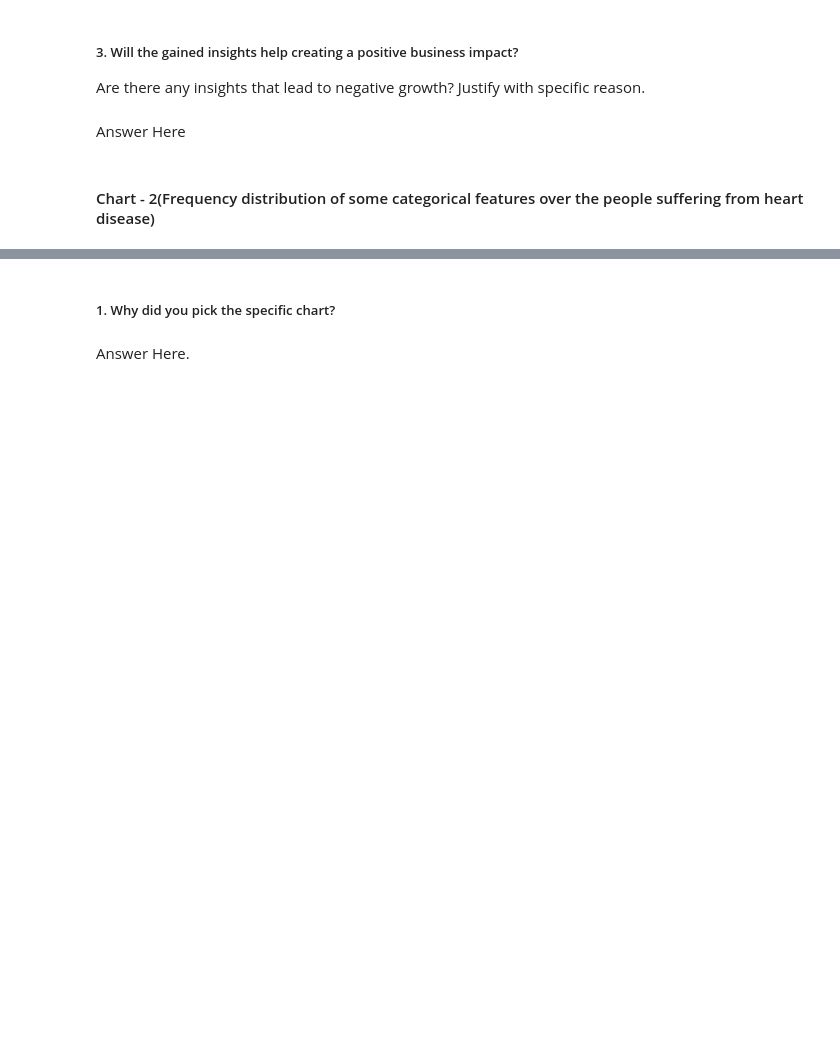
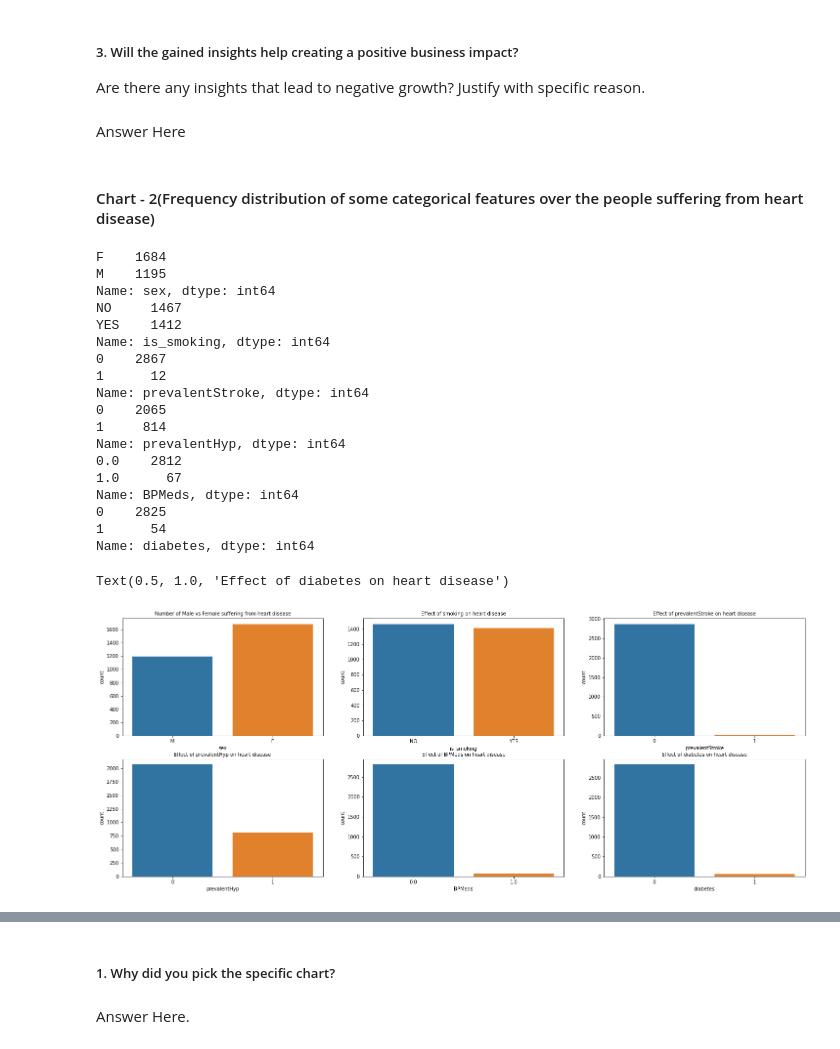
Before and after one commit to manjirikulkarni03/cardiovascular_risk_prediction, a Jupyter notebook: Manjiri_data_cardiovascular_risk.ipynb, the cells around one changed output, grey strips where cells are left out. Saved outputs shown, nothing was run; the diff lists cells and outputs as text; code cells hidden in the pictures; blank space fills up the shorter version.

```diff
--- a/Manjiri_data_cardiovascular_risk.ipynb
+++ b/Manjiri_data_cardiovascular_risk.ipynb
@@ -202,2 +388,2 @@ sns.boxplot(x= df["cigsPerDay"])
 # %%
-df['cigsPerDay'].fillna(df['cigsPerDay'].median(),inplace=True)
+df['cigsPerDay'].fillna(df['cigsPerDay'].mean(),inplace=True)
@@ -278,15 +609,56 @@ Answer Here
 #### Chart - 2(Frequency distribution of some categorical features over the people suffering from heart disease)
 # %%
 # Chart - 2 visualization code
-#Effect of some continous features considering CHD.
-plt.figure(figsize=(7,5))
+#Effect of some continous features not considering CHD.
+plt.figure(figsize=(25,15))
 
-plt.subplot(1,2,1)
-sns.countplot(df[df['TenYearCHD']==1]['sex'])
-print(df[df['TenYearCHD']==1]['sex'].value_counts())
+plt.subplot(3,3,1)
+sns.countplot(df[df['TenYearCHD']==0]['sex'])
+print(df[df['TenYearCHD']==0]['sex'].value_counts())
 plt.title('Number of Male vs Female suffering from heart disease',size=10)
 
-plt.subplot(1,2,2)
-sns.countplot(df[df['TenYearCHD']==1]['is_smoking'])
-print(df[df['TenYearCHD']==1]['is_smoking'].value_counts())
+plt.subplot(3,3,2)
+sns.countplot(df[df['TenYearCHD']==0]['is_smoking'])
+print(df[df['TenYearCHD']==0]['is_smoking'].value_counts())
 plt.title('Effect of smoking on heart disease',size=10)
+
+plt.subplot(3,3,3)
+sns.countplot(df[df['TenYearCHD']==0]['prevalentStroke'])
+print(df[df['TenYearCHD']==0]['prevalentStroke'].value_counts())
+plt.title('Effect of prevalentStroke on heart disease',size=10)
+
+plt.subplot(3,3,4)
+sns.countplot(df[df['TenYearCHD']==0]['prevalentHyp'])
+print(df[df['TenYearCHD']==0]['prevalentHyp'].value_counts())
+plt.title('Effect of prevalentHyp on heart disease',size=10)
+
+plt.subplot(3,3,5)
+sns.countplot(df[df['TenYearCHD']==0]['BPMeds'])
+print(df[df['TenYearCHD']==0]['BPMeds'].value_counts())
+plt.title('Effect of BPMeds on heart disease',size=10)
+
+plt.subplot(3,3,6)
+sns.countplot(df[df['TenYearCHD']==0]['diabetes'])
+print(df[df['TenYearCHD']==0]['diabetes'].value_counts())
+plt.title('Effect of diabetes on heart disease',size=10)
+# %% [output]
+F    1684
+M    1195
+Name: sex, dtype: int64
+NO     1467
+YES    1412
+Name: is_smoking, dtype: int64
+0    2867
+1      12
+Name: prevalentStroke, dtype: int64
+0    2065
+1     814
+Name: prevalentHyp, dtype: int64
+0.0    2812
+1.0      67
+Name: BPMeds, dtype: int64
+0    2825
+1      54
+Name: diabetes, dtype: int64
+Text(0.5, 1.0, 'Effect of diabetes on heart disease')
+[figure, added]
```
Also changed, not shown: parts of 114 cells of this notebook.
